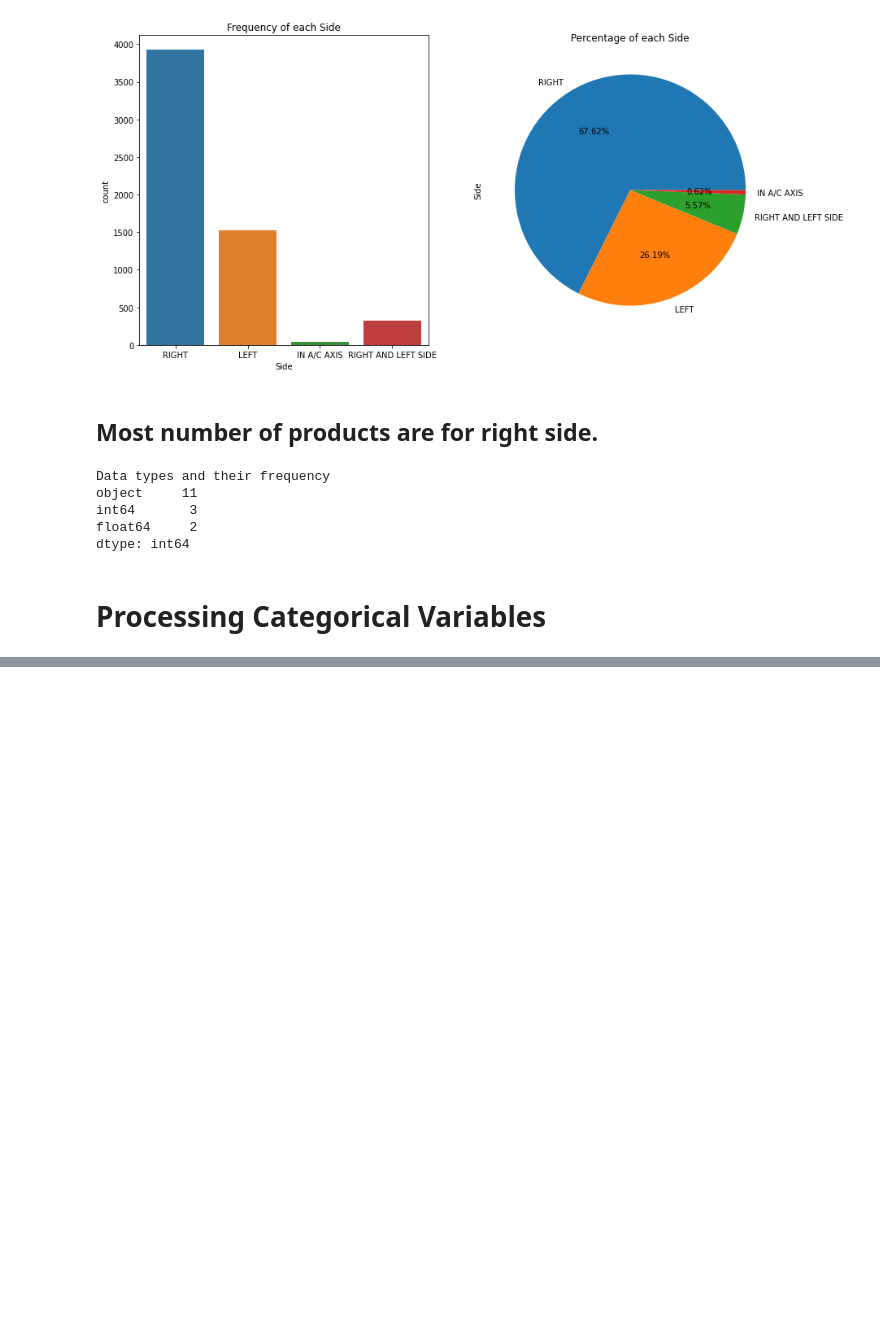
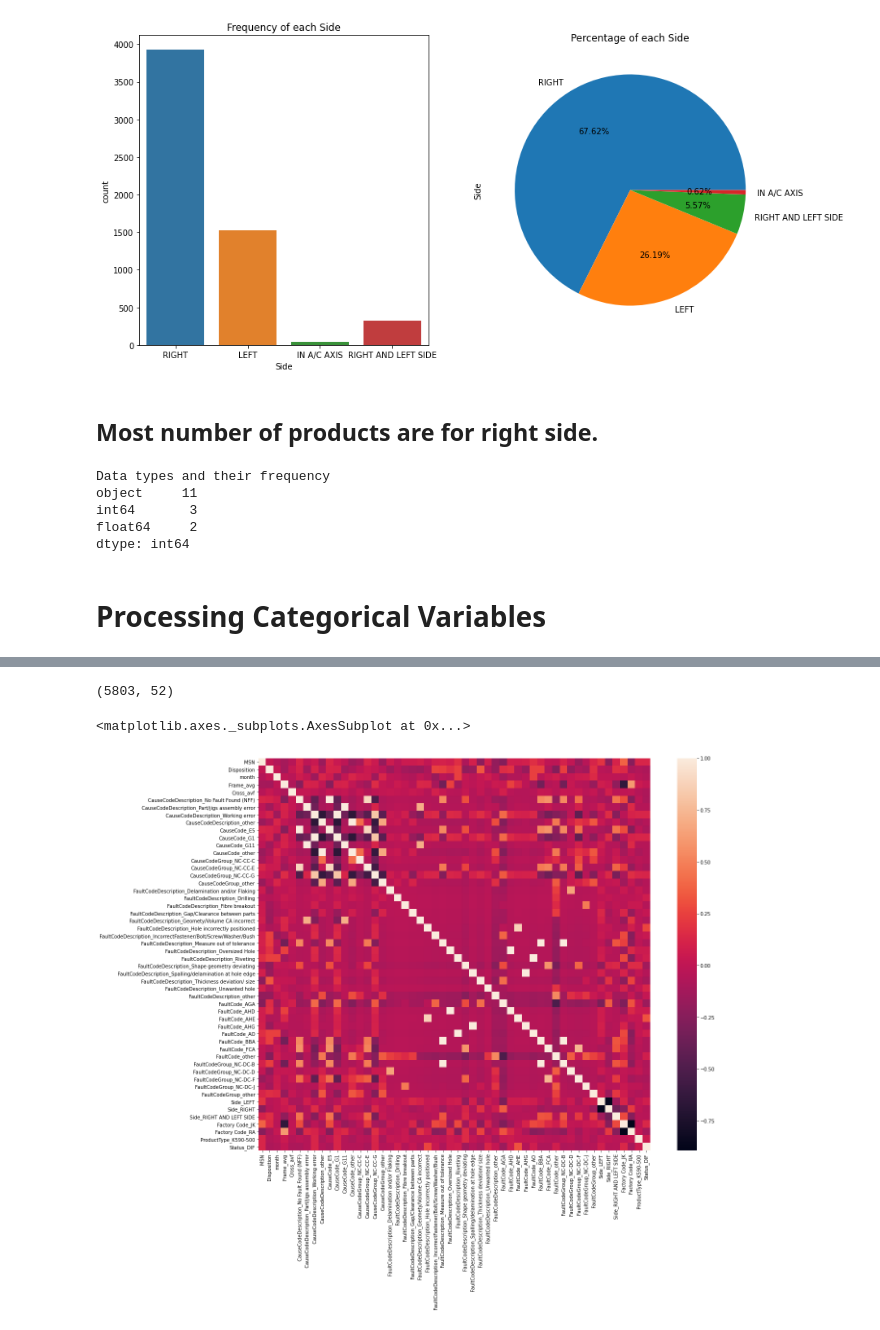
Before and after one commit to solharsh/Experimenting_ML, a Jupyter notebook: Fault_Detection_Analysis_ML.ipynb, the cells around one changed output, grey strips where cells are left out. Cells and saved outputs as stored; diff of their text form; code cells hidden in the pictures; blank space fills up the shorter version.

```diff
--- a/Fault_Detection_Analysis_ML.ipynb
+++ b/Fault_Detection_Analysis_ML.ipynb
@@ -759,0 +833,24 @@ filter_by_freq(df, 'CauseCodeDescription', 50)
+# %%
+frequencies = df['CauseCode'].value_counts()
+
+condition = frequencies<100   # you can define it however you want
+mask_obs = frequencies[condition].index
+mask_dict = dict.fromkeys(mask_obs, 'other')
+
+df['CauseCode'] = df['CauseCode'].replace(mask_dict)
+# %%
+frequencies = df['CauseCodeGroup'].value_counts()
+
+condition = frequencies<150   # you can define it however you want
+mask_obs = frequencies[condition].index
+mask_dict = dict.fromkeys(mask_obs, 'other')
+
+df['CauseCodeGroup'] = df['CauseCodeGroup'].replace(mask_dict)  # or you could make a copy not to modify original data
+# %%
+frequencies = df['FaultCodeGroup'].value_counts()
+
+condition = frequencies<200   # you can define it however you want
+mask_obs = frequencies[condition].index
+mask_dict = dict.fromkeys(mask_obs, 'other')
+
+df['FaultCodeGroup'] = df['FaultCodeGroup'].replace(mask_dict)
@@ -759,0 +880,20 @@ filter_by_freq(df, 'CauseCodeDescription', 50)
+# %%
+#Converting nominal features into numerical features requires encoding them as dummy variables.
+nominal_columns = ["CauseCodeDescription", "CauseCode", "CauseCodeGroup", "FaultCodeDescription","FaultCode","FaultCodeGroup","Side",
+                   "Factory Code","ProductType","Status"]
+dummy_df = pd.get_dummies(df[nominal_columns], drop_first=True) #greating dummies for the above nominal columns and removing first dummy variable to
+#drop the first one to avoid linear dependency between the resulted features since some algorithms may struggle with this issue.
+df = pd.concat([df, dummy_df], axis=1) #merging the newly created dummy columns with the working dataset
+df = df.drop(nominal_columns, axis=1) #dropping the original nominal columns as they are not required anymore
+# %%
+df.shape
+# %% [output]
+(5803, 52)
+# %%
+#Checking corelation for the last time before modeling
+cor = df.corr()
+plt.subplots(figsize=(20,15))
+sns.heatmap(cor, square = True)
+# %% [output]
+<matplotlib.axes._subplots.AxesSubplot at 0x...>
+[figure, added]
```
Also changed, not shown: parts of 31 cells of this notebook.
